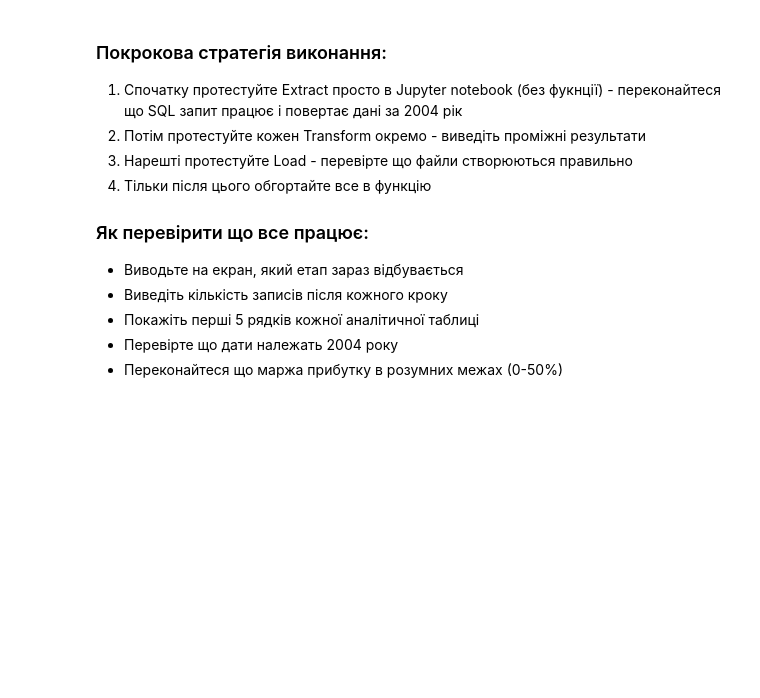
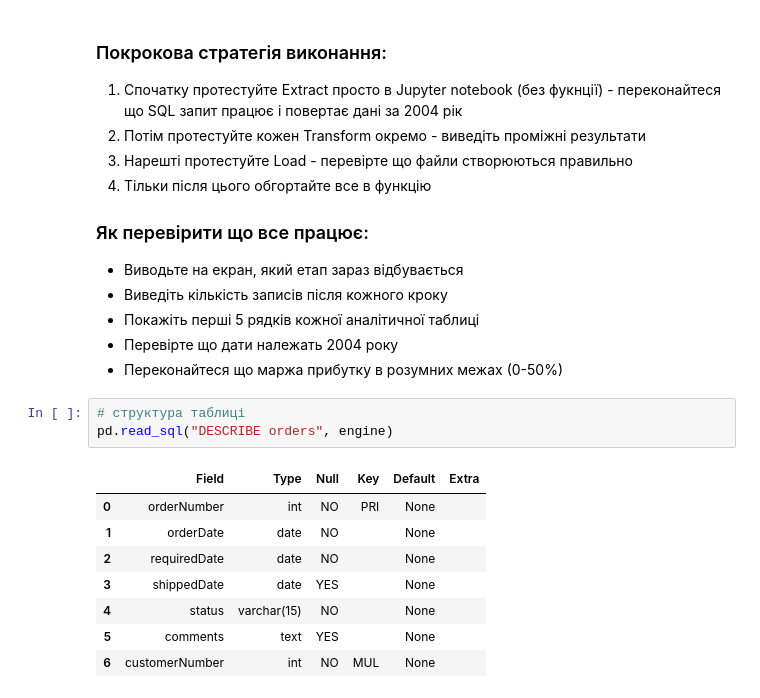
Before and after one commit to OlenaBabko/DataAnalytics_DataLovesAcademy, a Jupyter notebook: modul_12_Python integration with DB and API_ETL processes_Transactions/hw/HW_12_3_Working_with_API_creating_ETL_pipeline.ipynb, the cells around one changed output. Drawn from its saved outputs; the diff is of its cells as text; blank space fills up the shorter version.

```diff
--- a/modul_12_Python integration with DB and API_ETL processes_Transactions/hw/HW_12_3_Working_with_API_creating_ETL_pipeline.ipynb
+++ b/modul_12_Python integration with DB and API_ETL processes_Transactions/hw/HW_12_3_Working_with_API_creating_ETL_pipeline.ipynb
@@ -360,3 +368,15 @@ pd.read_sql("SHOW TABLES FROM classicmodels", engine)
 - Покажіть перші 5 рядків кожної аналітичної таблиці
 - Перевірте що дати належать 2004 року
 - Переконайтеся що маржа прибутку в розумних межах (0-50%)
+# %%
+# структура таблиці
+pd.read_sql("DESCRIBE orders", engine)
+# %% [output]
+|  | Field | Type | Null | Key | Default | Extra |
+| 0 | orderNumber | int | NO | PRI | None |  |
+| 1 | orderDate | date | NO |  | None |  |
+| 2 | requiredDate | date | NO |  | None |  |
+| 3 | shippedDate | date | YES |  | None |  |
+| 4 | status | varchar(15) | NO |  | None |  |
+| 5 | comments | text | YES |  | None |  |
+| 6 | customerNumber | int | NO | MUL | None |  |
```
Also changed, not shown: parts of 12 cells of this notebook.
